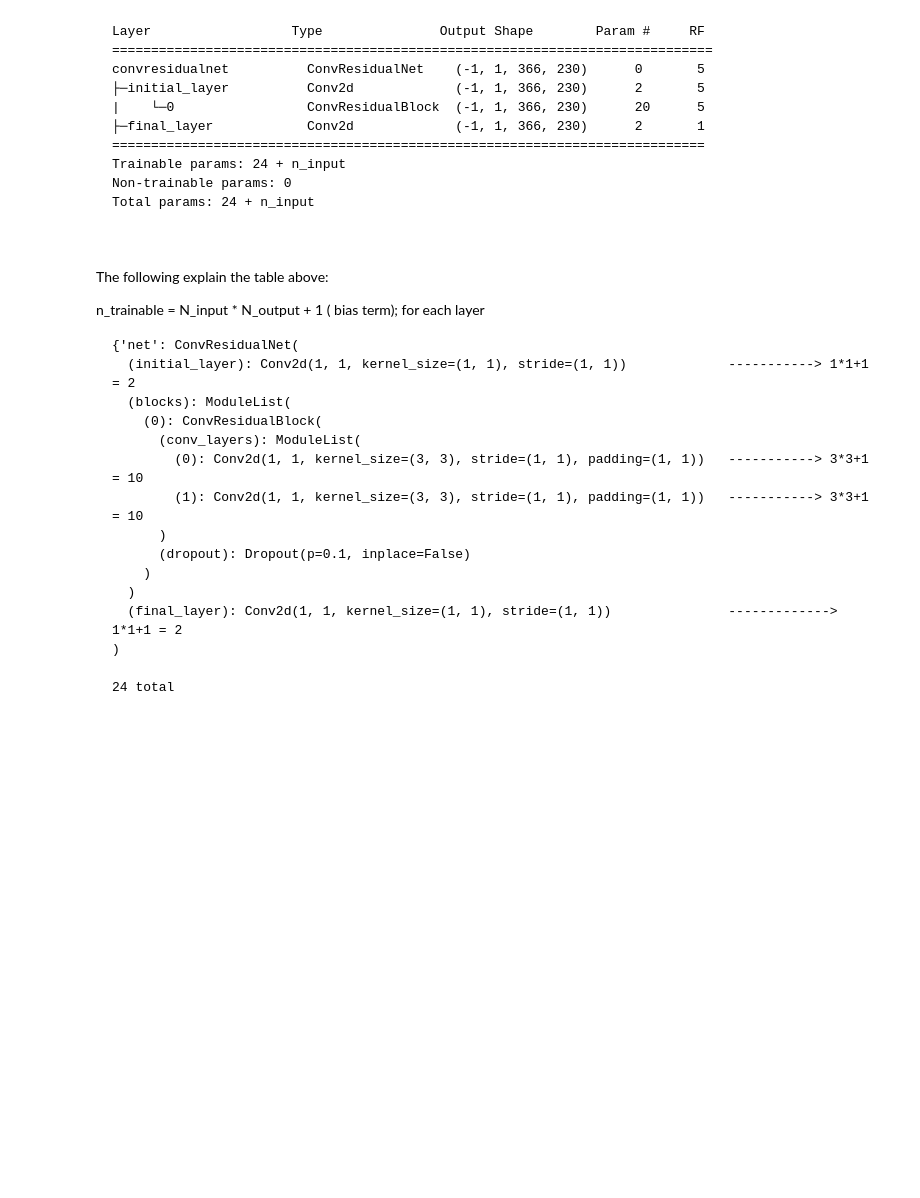
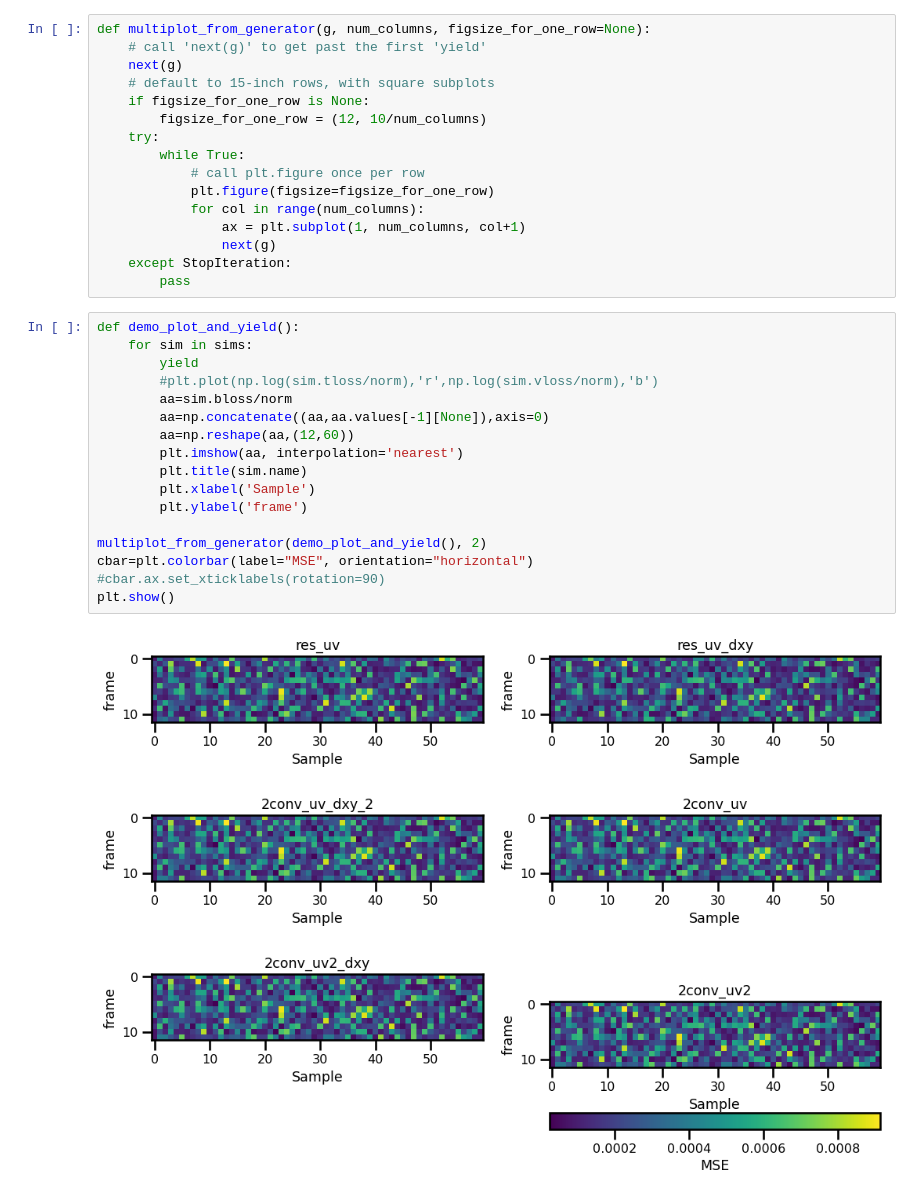
Before and after one commit to aelaouni/mldrop_notebooks, a Jupyter notebook: MLdrop_30may_discussion.ipynb, the cells around one changed output. Saved outputs shown, nothing was run; the diff lists cells and outputs as text; blank space fills up the shorter version.

````diff
--- a/MLdrop_30may_discussion.ipynb
+++ b/MLdrop_30may_discussion.ipynb
@@ -242,43 +235,37 @@ plt.show()
-# %% [markdown]
-
-
-
-```_________________________________________________________________________
-Layer                  Type               Output Shape        Param #     RF
-=============================================================================
-convresidualnet          ConvResidualNet    (-1, 1, 366, 230)      0       5
-├─initial_layer          Conv2d             (-1, 1, 366, 230)      2       5
-|    └─0                 ConvResidualBlock  (-1, 1, 366, 230)      20      5
-├─final_layer            Conv2d             (-1, 1, 366, 230)      2       1
-============================================================================
-Trainable params: 24 + n_input
-Non-trainable params: 0
-Total params: 24 + n_input
-
-
-```
-
-
-
-
-The following explain the table above:
-
-
-n_trainable = N_input * N_output + 1 ( bias term); for each layer
-
-```
-{'net': ConvResidualNet(
-  (initial_layer): Conv2d(1, 1, kernel_size=(1, 1), stride=(1, 1))             -----------> 1*1+1    = 2
-  (blocks): ModuleList(
-    (0): ConvResidualBlock(
-      (conv_layers): ModuleList(
-        (0): Conv2d(1, 1, kernel_size=(3, 3), stride=(1, 1), padding=(1, 1))   -----------> 3*3+1   = 10
-        (1): Conv2d(1, 1, kernel_size=(3, 3), stride=(1, 1), padding=(1, 1))   -----------> 3*3+1   = 10
-      )
-      (dropout): Dropout(p=0.1, inplace=False)
-    )
-  )
-  (final_layer): Conv2d(1, 1, kernel_size=(1, 1), stride=(1, 1))               -------------> 1*1+1 = 2
-)
-                                                                                                      24 total
-```
+# %%
+def multiplot_from_generator(g, num_columns, figsize_for_one_row=None):
+    # call 'next(g)' to get past the first 'yield'
+    next(g)
+    # default to 15-inch rows, with square subplots
+    if figsize_for_one_row is None:
+        figsize_for_one_row = (12, 10/num_columns)
+    try:
+        while True:
+            # call plt.figure once per row
+            plt.figure(figsize=figsize_for_one_row)
+            for col in range(num_columns):
+                ax = plt.subplot(1, num_columns, col+1)
+                next(g)
+    except StopIteration:
+        pass
+# %%
+def demo_plot_and_yield():
+    for sim in sims:
+        yield
+        #plt.plot(np.log(sim.tloss/norm),'r',np.log(sim.vloss/norm),'b')
+        aa=sim.bloss/norm
+        aa=np.concatenate((aa,aa.values[-1][None]),axis=0)
+        aa=np.reshape(aa,(12,60))
+        plt.imshow(aa, interpolation='nearest')
+        plt.title(sim.name)
+        plt.xlabel('Sample')
+        plt.ylabel('frame')
+
+multiplot_from_generator(demo_plot_and_yield(), 2)
+cbar=plt.colorbar(label="MSE", orientation="horizontal")
+#cbar.ax.set_xticklabels(rotation=90)
+plt.show()
+# %% [output]
+[figure, added]
+[figure, added]
+[figure, added]
````
Also changed, not shown: parts of 28 cells of this notebook, 2 other files.
